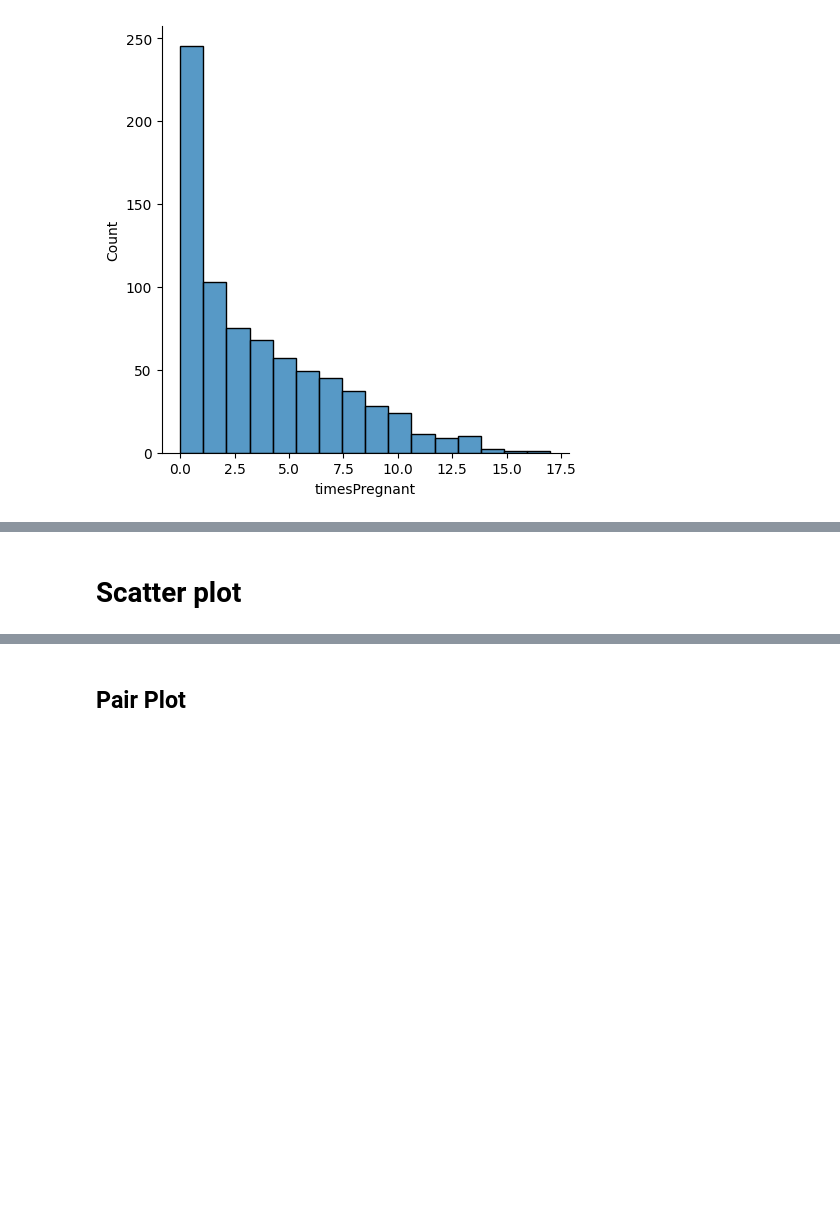
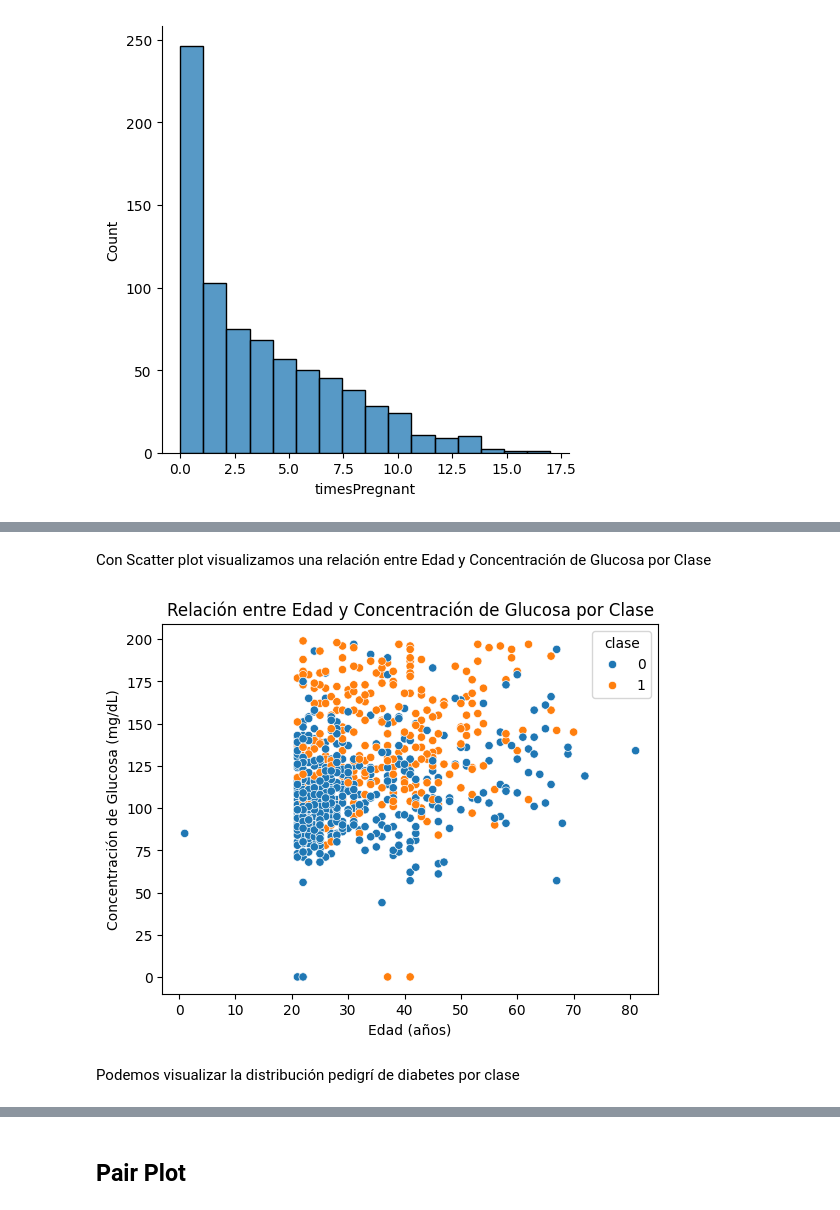
Before and after one commit to tiggui/SistemasI, a Jupyter notebook: pima.ipynb, the cells around one changed output, grey strips where cells are left out. Drawn from its saved outputs; the diff is of its cells as text; code cells hidden in the pictures; blank space fills up the shorter version.

```diff
--- a/pima.ipynb
+++ b/pima.ipynb
@@ -287,3 +203,13 @@ Es un analisis de este tipo es util el uso de gráficos, en particular:
+# %% [markdown]
+Con Scatter plot visualizamos una relación entre Edad y Concentración de Glucosa por Clase
+# %%
+sns.scatterplot(x='age', y='glucose', hue='clase', data=db)
+plt.title('Relación entre Edad y Concentración de Glucosa por Clase')
+plt.xlabel('Edad (años)')
+plt.ylabel('Concentración de Glucosa (mg/dL)')
+plt.show()
+# %% [output]
+[figure, added]
 # %% [markdown]
-# Scatter plot
+Podemos visualizar la distribución pedigrí de diabetes por clase
 # %%
```
Also changed, not shown: parts of 20 cells of this notebook.
